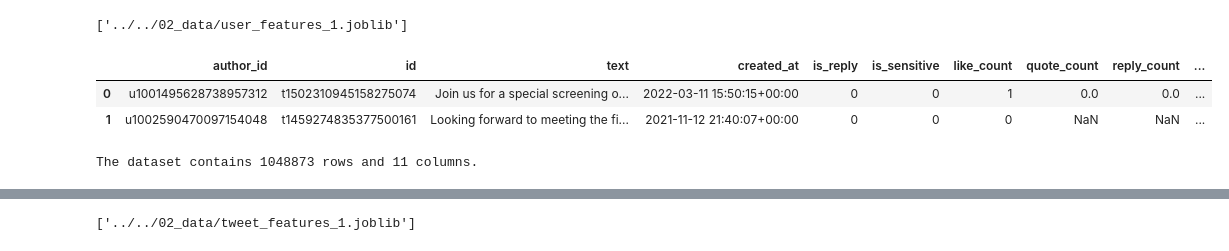
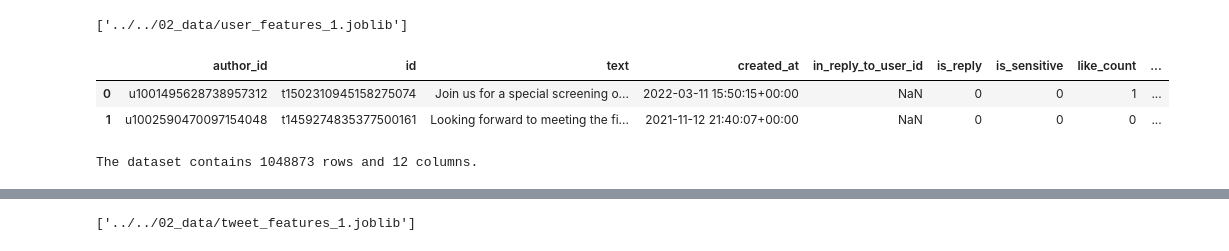
Before and after one commit to julwdo/thesis, a Jupyter notebook: 01_codes/02_local/01_thesis_feature_engineering.ipynb, the cells around one changed output, grey strips where cells are left out. Cells and saved outputs as stored; diff of their text form; code cells hidden in the pictures.

```diff
--- a/01_codes/02_local/01_thesis_feature_engineering.ipynb
+++ b/01_codes/02_local/01_thesis_feature_engineering.ipynb
@@ -316,17 +446,17 @@ joblib.dump(user_features_1, f"../../02_data/user_features_1.joblib")
 # %% [output]
 ['../../02_data/user_features_1.joblib']
 # %%
-tweet_features = pd.read_parquet(f"../../02_data/tweet_features.parquet", engine='pyarrow')
+tweet_features = pd.read_parquet(f"../../02_data/tweet_features_v1.parquet", engine='pyarrow')
 tweet_features.head(2)
 # %% [output]
-|  | author_id | id | text | created_at | is_reply | is_sensitive | like_count | quote_count | reply_count | ... |
-| 0 | u1001495628738957312 | t1502310945158275074 | Join us for a special screening o... | 2022-03-11 15:50:15+00:00 | 0 | 0 | 1 | 0.0 | 0.0 | ... |
-| 1 | u1002590470097154048 | t1459274835377500161 | Looking forward to meeting the fi... | 2021-11-12 21:40:07+00:00 | 0 | 0 | 0 | NaN | NaN | ... |
+|  | author_id | id | text | created_at | in_reply_to_user_id | is_reply | is_sensitive | like_count | ... |
+| 0 | u1001495628738957312 | t1502310945158275074 | Join us for a special screening o... | 2022-03-11 15:50:15+00:00 | NaN | 0 | 0 | 1 | ... |
+| 1 | u1002590470097154048 | t1459274835377500161 | Looking forward to meeting the fi... | 2021-11-12 21:40:07+00:00 | NaN | 0 | 0 | 0 | ... |
 # %%
 n_rows, n_columns = tweet_features.shape
 print(f"The dataset contains {n_rows} rows and {n_columns} columns.")
 # %% [output]
-The dataset contains 1048873 rows and 11 columns.
+The dataset contains 1048873 rows and 12 columns.
 # %%
 tweet_features['label'] = tweet_features['label'].map({'human': 0, 'bot': 1})
 # %%
```
Also changed, not shown: parts of 7 cells of this notebook, 1 other file.
